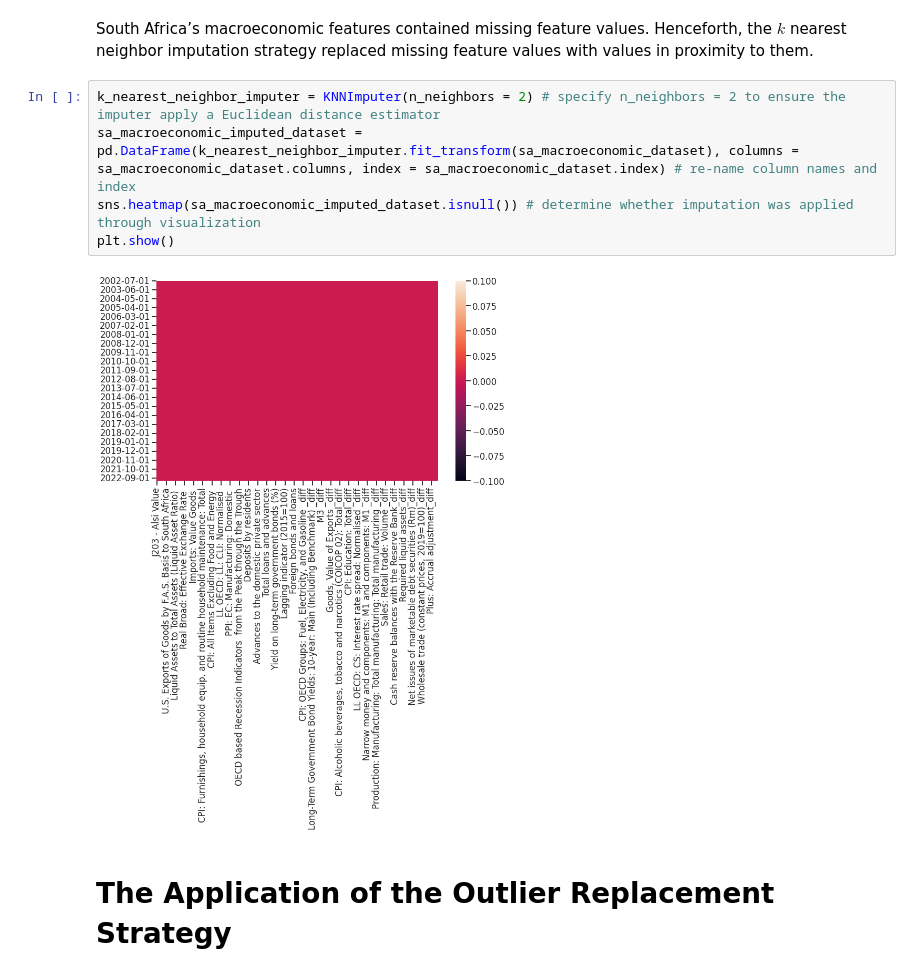
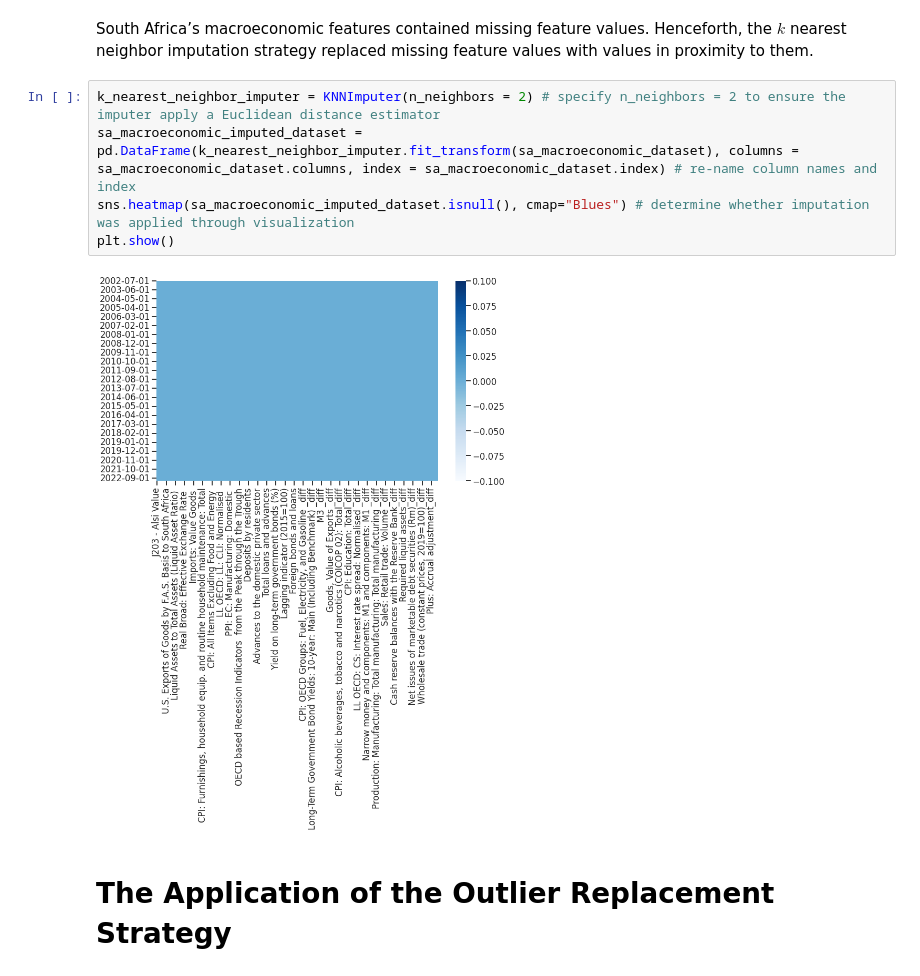
Before and after one commit to tshepochris/mastersproject, a Jupyter notebook: mastersproject.ipynb, the cells around one changed output. Saved outputs shown, nothing was run; the diff lists cells and outputs as text.

```diff
--- a/mastersproject.ipynb
+++ b/mastersproject.ipynb
@@ -356,10 +357,10 @@ South Africa’s macroeconomic features contained missing feature values. Hencef
 # %%
 k_nearest_neighbor_imputer = KNNImputer(n_neighbors = 2) # specify n_neighbors = 2 to ensure the imputer apply a Euclidean distance estimator
 sa_macroeconomic_imputed_dataset = pd.DataFrame(k_nearest_neighbor_imputer.fit_transform(sa_macroeconomic_dataset), columns = sa_macroeconomic_dataset.columns, index = sa_macroeconomic_dataset.index) # re-name column names and index
-sns.heatmap(sa_macroeconomic_imputed_dataset.isnull()) # determine whether imputation was applied through visualization
+sns.heatmap(sa_macroeconomic_imputed_dataset.isnull(), cmap="Blues") # determine whether imputation was applied through visualization
 plt.show()
 # %% [output]
-[figure, old version]
+[figure, new version]
 # %% [markdown]
 # The Application of the Outlier Replacement Strategy
 # %% [markdown]
```
Also changed, not shown: parts of 34 cells of this notebook.
